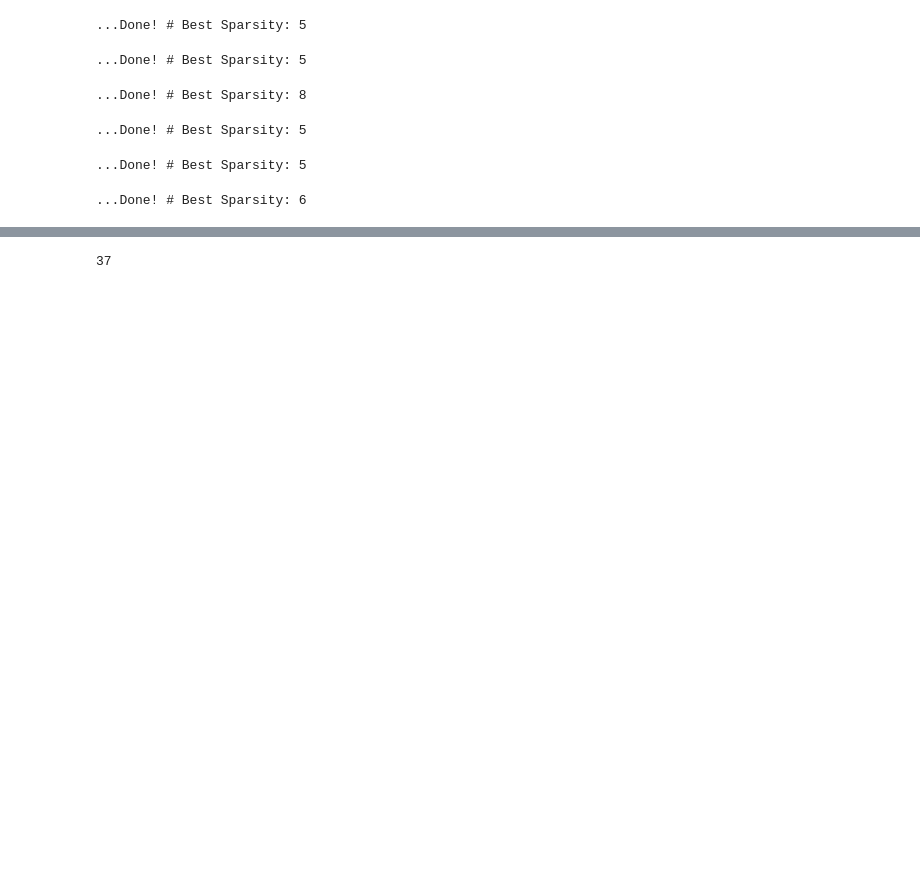
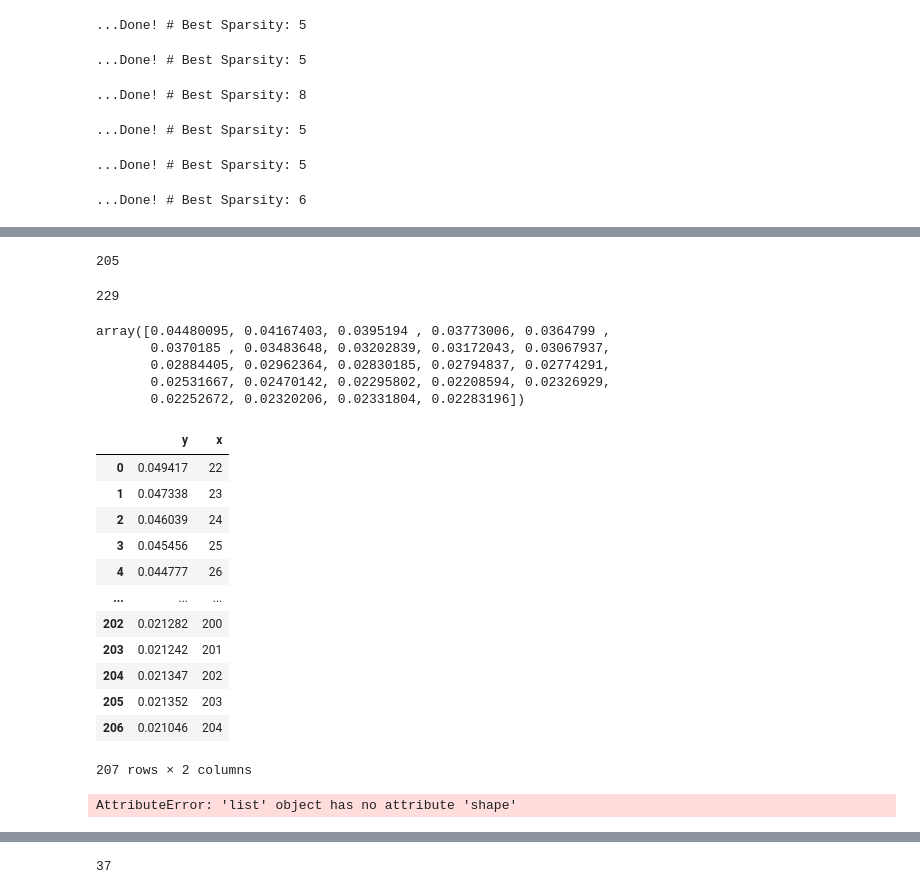
Before and after one commit to Engrima18/TSP-DictionaryLearning, a Jupyter notebook: tmp_coloring.ipynb, the cells around one changed output, grey strips where cells are left out. Saved outputs shown, nothing was run; the diff lists cells and outputs as text; code cells hidden in the pictures; blank space fills up the shorter version.

```diff
--- a/tmp_coloring.ipynb
+++ b/tmp_coloring.ipynb
@@ -568,0 +737,8 @@ array([[1., 0., 0., ..., 0., 0., 0.],
+# %%
+change_points[-1] + len(h)
+# %% [output]
+205
+# %%
+len(xx)
+# %% [output]
+229
@@ -568,0 +750,28 @@ array([[1., 0., 0., ..., 0., 0., 0.],
+# %%
+change_points_y
+# %% [output]
+array([0.04480095, 0.04167403, 0.0395194 , 0.03773006, 0.0364799 ,
+       0.0370185 , 0.03483648, 0.03202839, 0.03172043, 0.03067937,
+       0.02884405, 0.02962364, 0.02830185, 0.02794837, 0.02774291,
+       0.02531667, 0.02470142, 0.02295802, 0.02208594, 0.02326929,
+       0.02252672, 0.02320206, 0.02331804, 0.02283196])
+# %%
+plt_data
+# %% [output]
+|  | y | x |
+| 0 | 0.049417 | 22 |
+| 1 | 0.047338 | 23 |
+| 2 | 0.046039 | 24 |
+| 3 | 0.045456 | 25 |
+| 4 | 0.044777 | 26 |
+| ... | ... | ... |
+| 202 | 0.021282 | 200 |
+| 203 | 0.021242 | 201 |
+| 204 | 0.021347 | 202 |
+| 205 | 0.021352 | 203 |
+| 206 | 0.021046 | 204 |
+207 rows × 2 columns
+# %%
+change_points_y2.shape
+# %% [output]
+AttributeError: 'list' object has no attribute 'shape'
```
Also changed, not shown: parts of 40 cells of this notebook, 4 other files.
